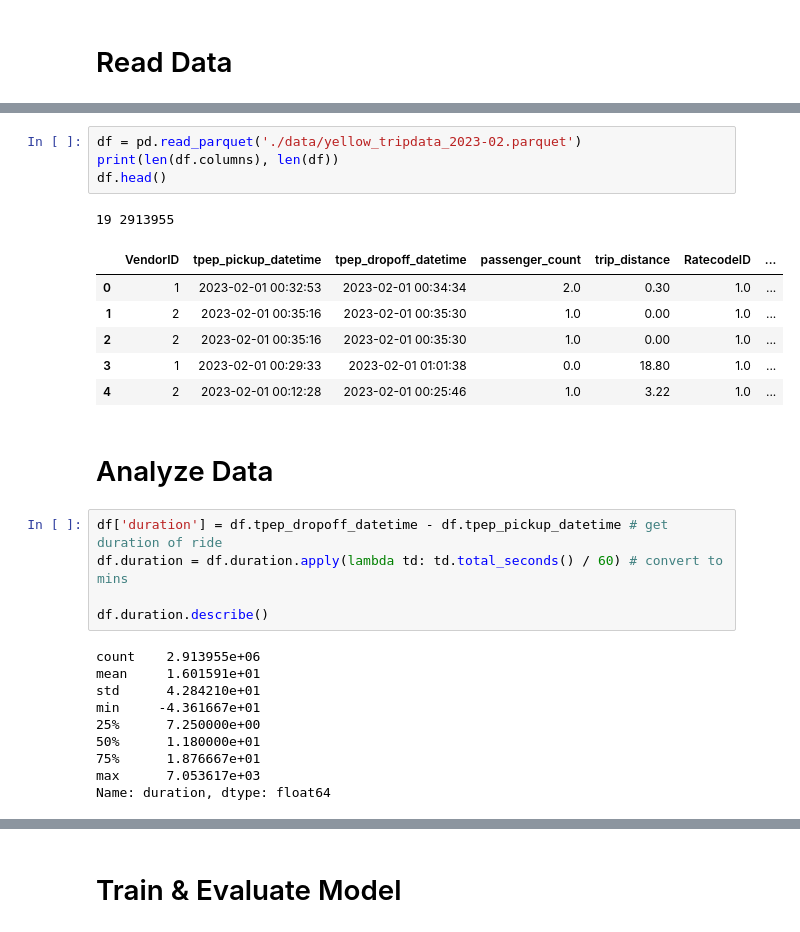
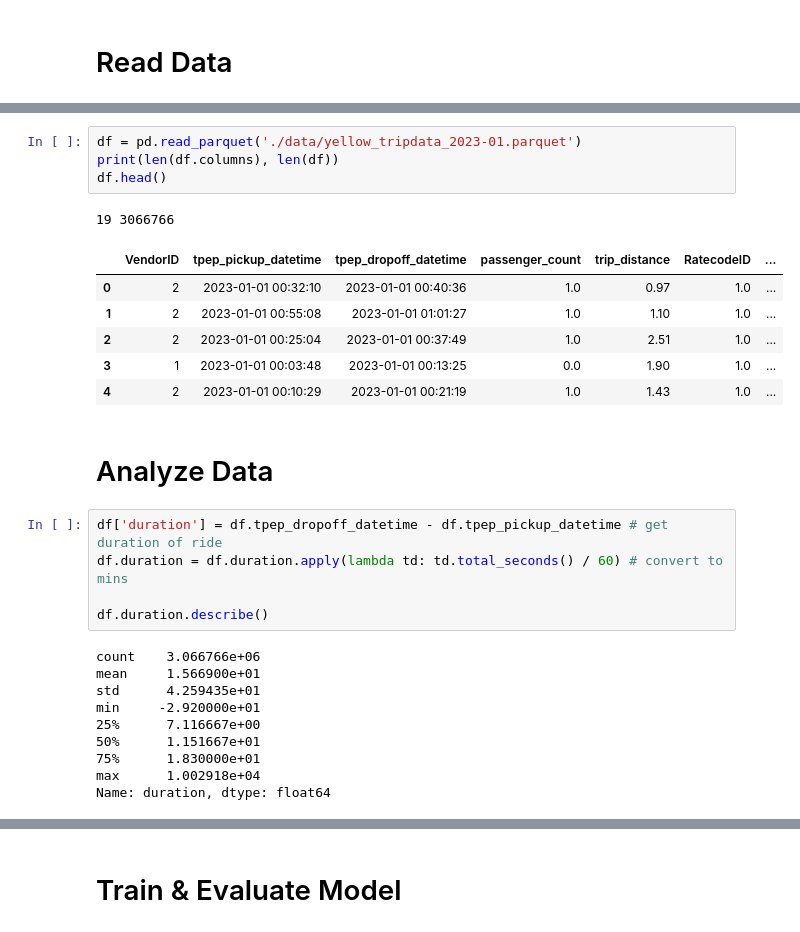
Before and after one commit to EnthusiasticTeslim/mlops-zoomcamp, a Jupyter notebook: 01-intro/home-work.ipynb, the cells around one changed output, grey strips where cells are left out. Saved outputs shown, nothing was run; the diff lists cells and outputs as text.

```diff
--- a/01-intro/home-work.ipynb
+++ b/01-intro/home-work.ipynb
@@ -54,15 +69,15 @@ os.chdir(f'../')
 # %%
-df = pd.read_parquet('./data/yellow_tripdata_2023-02.parquet')
+df = pd.read_parquet('./data/yellow_tripdata_2023-01.parquet')
 print(len(df.columns), len(df))
 df.head()
 # %% [output]
-19 2913955
+19 3066766
 |  | VendorID | tpep_pickup_datetime | tpep_dropoff_datetime | passenger_count | trip_distance | RatecodeID | ... |
-| 0 | 1 | 2023-02-01 00:32:53 | 2023-02-01 00:34:34 | 2.0 | 0.30 | 1.0 | ... |
-| 1 | 2 | 2023-02-01 00:35:16 | 2023-02-01 00:35:30 | 1.0 | 0.00 | 1.0 | ... |
-| 2 | 2 | 2023-02-01 00:35:16 | 2023-02-01 00:35:30 | 1.0 | 0.00 | 1.0 | ... |
-| 3 | 1 | 2023-02-01 00:29:33 | 2023-02-01 01:01:38 | 0.0 | 18.80 | 1.0 | ... |
-| 4 | 2 | 2023-02-01 00:12:28 | 2023-02-01 00:25:46 | 1.0 | 3.22 | 1.0 | ... |
+| 0 | 2 | 2023-01-01 00:32:10 | 2023-01-01 00:40:36 | 1.0 | 0.97 | 1.0 | ... |
+| 1 | 2 | 2023-01-01 00:55:08 | 2023-01-01 01:01:27 | 1.0 | 1.10 | 1.0 | ... |
+| 2 | 2 | 2023-01-01 00:25:04 | 2023-01-01 00:37:49 | 1.0 | 2.51 | 1.0 | ... |
+| 3 | 1 | 2023-01-01 00:03:48 | 2023-01-01 00:13:25 | 0.0 | 1.90 | 1.0 | ... |
+| 4 | 2 | 2023-01-01 00:10:29 | 2023-01-01 00:21:19 | 1.0 | 1.43 | 1.0 | ... |
 # %% [markdown]
 # Analyze Data
 # %%
@@ -71,14 +86,14 @@ df.duration = df.duration.apply(lambda td: td.total_seconds() / 60) # convert to
 
 df.duration.describe()
 # %% [output]
-count    2.913955e+06
-mean     1.601591e+01
-std      4.284210e+01
-min     -4.361667e+01
-25%      7.250000e+00
-50%      1.180000e+01
-75%      1.876667e+01
-max      7.053617e+03
+count    3.066766e+06
+mean     1.566900e+01
+std      4.259435e+01
+min     -2.920000e+01
+25%      7.116667e+00
+50%      1.151667e+01
+75%      1.830000e+01
+max      1.002918e+04
 Name: duration, dtype: float64
 # %%
 sns.histplot(df.duration, label='Data')
```
Also changed, not shown: parts of 24 cells of this notebook, 1 other file.
